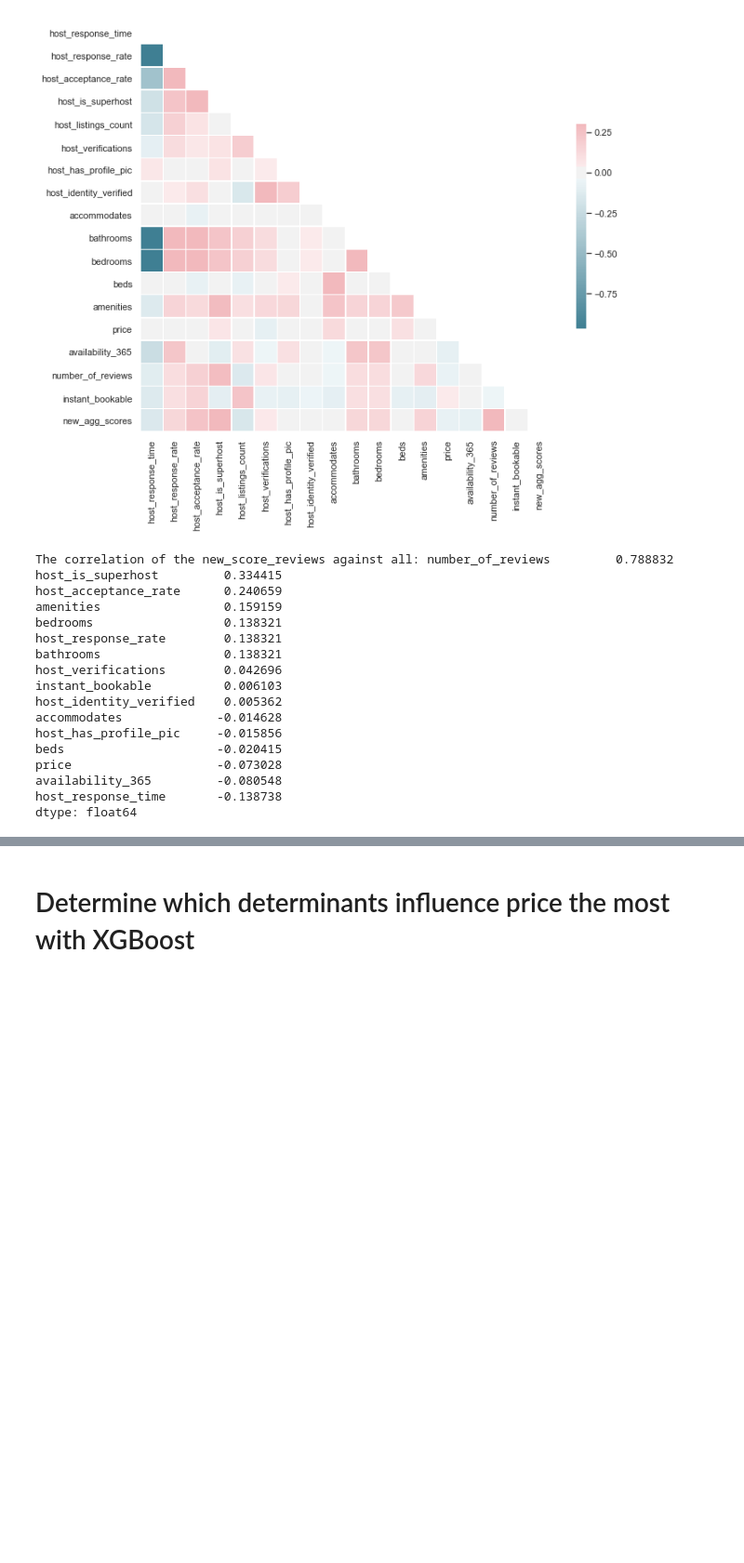
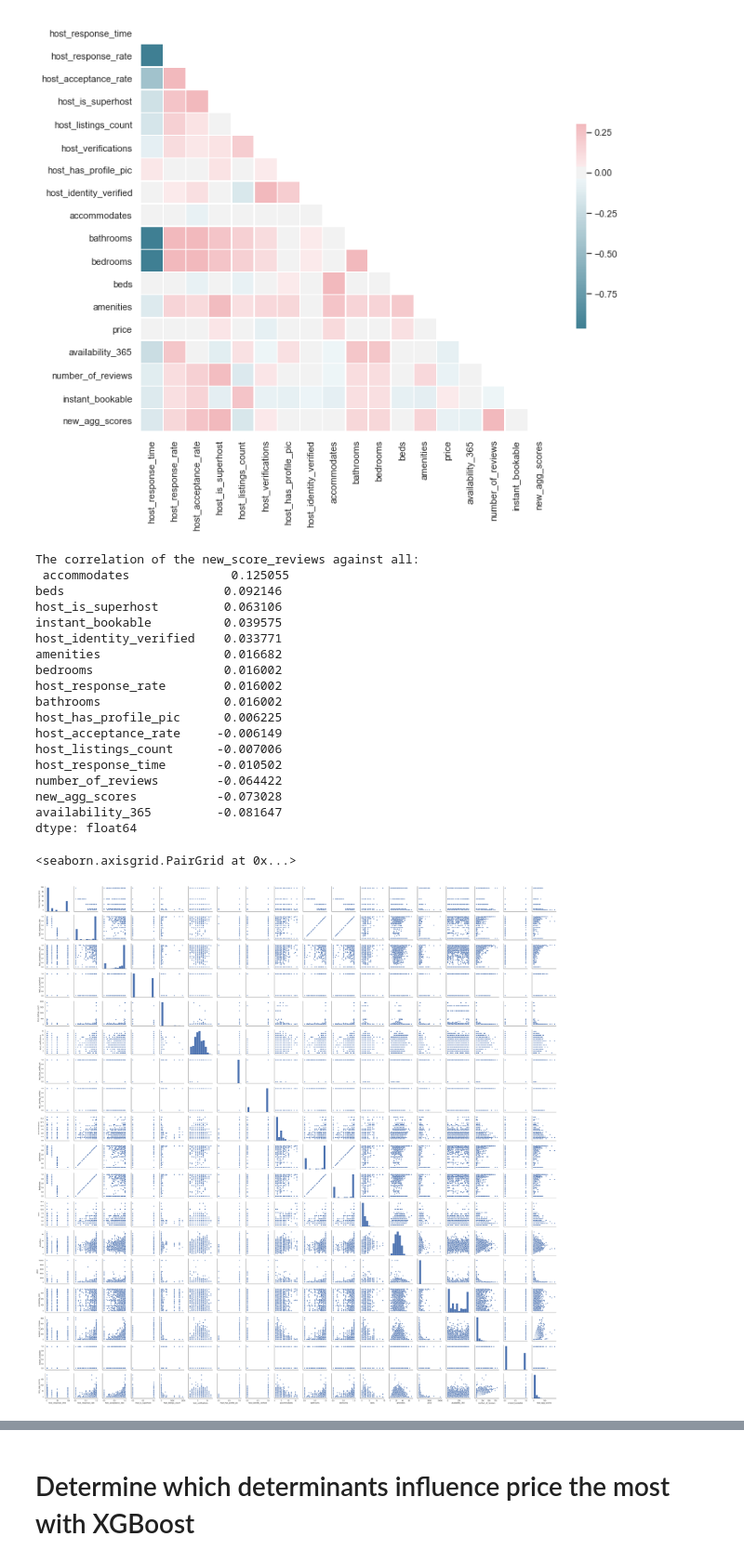
Before and after one commit to LingxingG/Data-Mining-Project, a Jupyter notebook: analysis/preliminary/marcus/determinants_analysis.ipynb, the cells around one changed output, grey strips where cells are left out. Shown at 93% size. Saved outputs shown, nothing was run; the diff lists cells and outputs as text; code cells hidden in the pictures; blank space fills up the shorter version.

```diff
--- a/analysis/preliminary/marcus/determinants_analysis.ipynb
+++ b/analysis/preliminary/marcus/determinants_analysis.ipynb
@@ -190,22 +190,30 @@ sns.heatmap(corr, mask=mask, cmap=cmap, vmax=.3, center=0,
 [figure]
 # %%
 results = airbnb_sfo.corr().unstack().sort_values(ascending=False)
-print('The correlation of the new_score_reviews against all:', results['new_agg_scores'][1:-1])
+# print('The correlation of the new_score_reviews against all:', results['new_agg_scores'][1:-1])
+
+print('The correlation of the new_score_reviews against all:\n', results['price'][1:-1])
 # %% [output]
-The correlation of the new_score_reviews against all: number_of_reviews         0.788832
-host_is_superhost         0.334415
-host_acceptance_rate      0.240659
-amenities                 0.159159
-bedrooms                  0.138321
-host_response_rate        0.138321
-bathrooms                 0.138321
-host_verifications        0.042696
-instant_bookable          0.006103
-host_identity_verified    0.005362
-accommodates             -0.014628
-host_has_profile_pic     -0.015856
-beds                     -0.020415
-price                    -0.073028
-availability_365         -0.080548
-host_response_time       -0.138738
+The correlation of the new_score_reviews against all:
+ accommodates              0.125055
+beds                      0.092146
+host_is_superhost         0.063106
+instant_bookable          0.039575
+host_identity_verified    0.033771
+amenities                 0.016682
+bedrooms                  0.016002
+host_response_rate        0.016002
+bathrooms                 0.016002
+host_has_profile_pic      0.006225
+host_acceptance_rate     -0.006149
+host_listings_count      -0.007006
+host_response_time       -0.010502
+number_of_reviews        -0.064422
+new_agg_scores           -0.073028
+availability_365         -0.081647
 dtype: float64
+# %%
+sns.pairplot(airbnb_sfo)
+# %% [output]
+<seaborn.axisgrid.PairGrid at 0x...>
+[figure, added]
```
Also changed, not shown: parts of 2 cells of this notebook.
